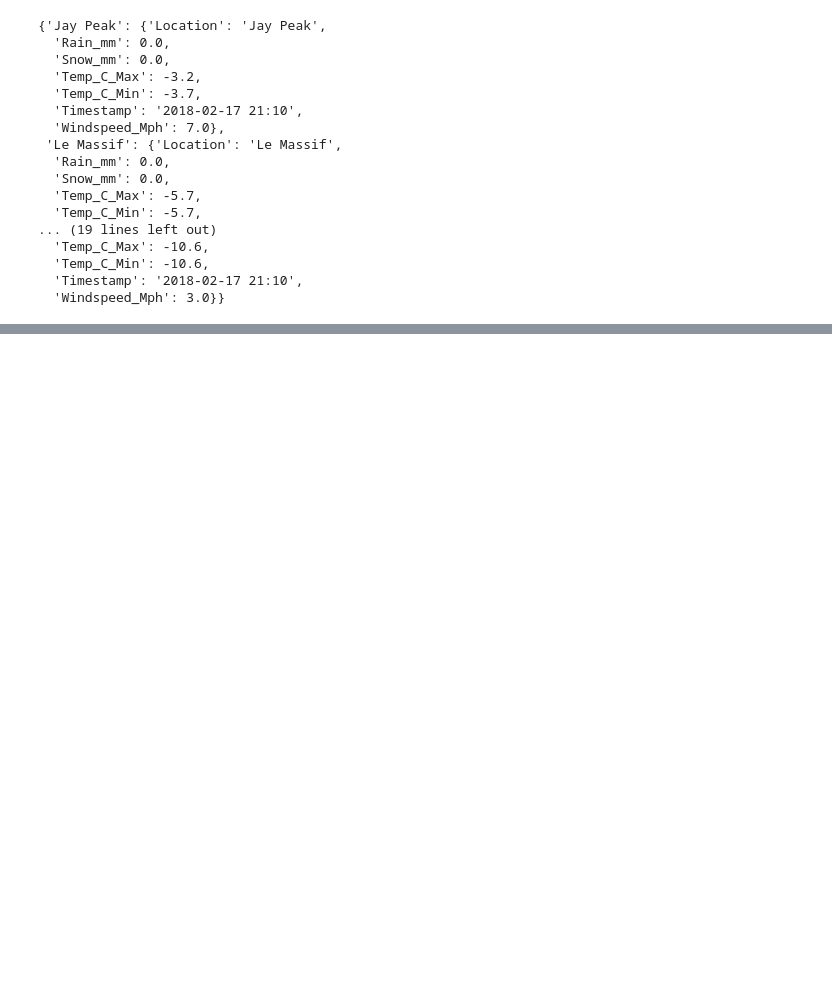
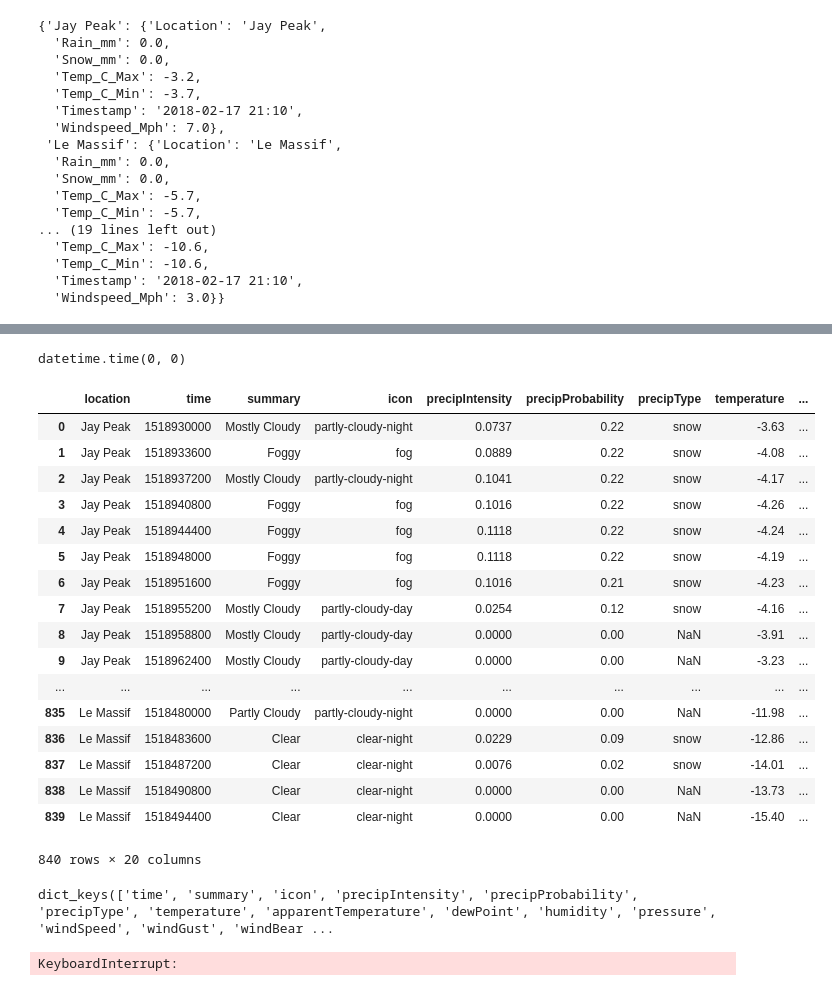
Before and after one commit to archydeberker/ski-monitor, a Jupyter notebook: Postgres_Play.ipynb, the cells around one changed output, grey strips where cells are left out. Drawn from its saved outputs; the diff is of its cells as text; code cells hidden in the pictures; blank space fills up the shorter version.

```diff
--- a/Postgres_Play.ipynb
+++ b/Postgres_Play.ipynb
@@ -306,0 +334,2 @@ conn.commit()
+# %%
+r = requests.get('https://api.darksky.net/forecast/9eb353656151b0df7b72889bcc6f729a/44.9649,-72.4602,%d'%datetime.datetime.strptime('10/02/2018', '%d/%m/%Y').timestamp())
@@ -306,0 +378,4 @@ conn.commit()
+# %%
+datetime.time()
+# %% [output]
+datetime.time(0, 0)
@@ -306,0 +384,45 @@ conn.commit()
+# %%
+now = datetime.datetime.date(datetime.datetime.now())
+df = pd.DataFrame(columns=['location', 'time', 'summary', 'icon', 'precipIntensity', 'precipProbability', 'precipType', 'temperature', 'apparentTemperature', 'dewPoint', 'humidity', 'pressure', 'windSpeed', 'windGust', 'windBearing', 'cloudCover', 'uvIndex', 'visibility', 'ozone'])
+dates = [now - datetime.timedelta(days=i) for i in range(7)]
+
+timestamps = [datetime.datetime.combine(d, datetime.time()).timestamp() for d in dates]
+
+for loc in loc_dict.keys():
+    lon = loc_dict[loc][0]
+    lat = loc_dict[loc][1]
+    for t in timestamps:
+        r = requests.get('https://api.darksky.net/forecast/9eb353656151b0df7b72889bcc6f729a/%1.4f,%1.4f,%d'%(lon, lat, t),
+                    params={'units':'si'})
+
+        for h in r.json()['hourly']['data']:
+
+            h['location'] = loc
+            df = df.append(h, ignore_index=True)
+
+return df
+# %%
+df
+# %% [output]
+|  | location | time | summary | icon | precipIntensity | precipProbability | precipType | temperature | ... |
+| 0 | Jay Peak | 1518930000 | Mostly Cloudy | partly-cloudy-night | 0.0737 | 0.22 | snow | -3.63 | ... |
+| 1 | Jay Peak | 1518933600 | Foggy | fog | 0.0889 | 0.22 | snow | -4.08 | ... |
+| 2 | Jay Peak | 1518937200 | Mostly Cloudy | partly-cloudy-night | 0.1041 | 0.22 | snow | -4.17 | ... |
+| 3 | Jay Peak | 1518940800 | Foggy | fog | 0.1016 | 0.22 | snow | -4.26 | ... |
+| 4 | Jay Peak | 1518944400 | Foggy | fog | 0.1118 | 0.22 | snow | -4.24 | ... |
+| 5 | Jay Peak | 1518948000 | Foggy | fog | 0.1118 | 0.22 | snow | -4.19 | ... |
+| 6 | Jay Peak | 1518951600 | Foggy | fog | 0.1016 | 0.21 | snow | -4.23 | ... |
+| 7 | Jay Peak | 1518955200 | Mostly Cloudy | partly-cloudy-day | 0.0254 | 0.12 | snow | -4.16 | ... |
+| 8 | Jay Peak | 1518958800 | Mostly Cloudy | partly-cloudy-day | 0.0000 | 0.00 | NaN | -3.91 | ... |
+| 9 | Jay Peak | 1518962400 | Mostly Cloudy | partly-cloudy-day | 0.0000 | 0.00 | NaN | -3.23 | ... |
+| ... | ... | ... | ... | ... | ... | ... | ... | ... | ... |
+| 835 | Le Massif | 1518480000 | Partly Cloudy | partly-cloudy-night | 0.0000 | 0.00 | NaN | -11.98 | ... |
+| 836 | Le Massif | 1518483600 | Clear | clear-night | 0.0229 | 0.09 | snow | -12.86 | ... |
+| 837 | Le Massif | 1518487200 | Clear | clear-night | 0.0076 | 0.02 | snow | -14.01 | ... |
+| 838 | Le Massif | 1518490800 | Clear | clear-night | 0.0000 | 0.00 | NaN | -13.73 | ... |
+| 839 | Le Massif | 1518494400 | Clear | clear-night | 0.0000 | 0.00 | NaN | -15.40 | ... |
+840 rows × 20 columns
+# %%
+r.json()['hourly']['data'][0].keys()
+# %% [output]
+dict_keys(['time', 'summary', 'icon', 'precipIntensity', 'precipProbability', 'precipType', 'temperature', 'apparentTemperature', 'dewPoint', 'humidity', 'pressure', 'windSpeed', 'windGust', 'windBear ...
@@ -306,0 +499,5 @@ conn.commit()
+# %%
+
+df[df['location']=='Jay Peak'].plot(x='time', y='precipIntensity')
+# %% [output]
+KeyboardInterrupt:
```
Also changed, not shown: parts of 18 cells of this notebook, 2 other files.
